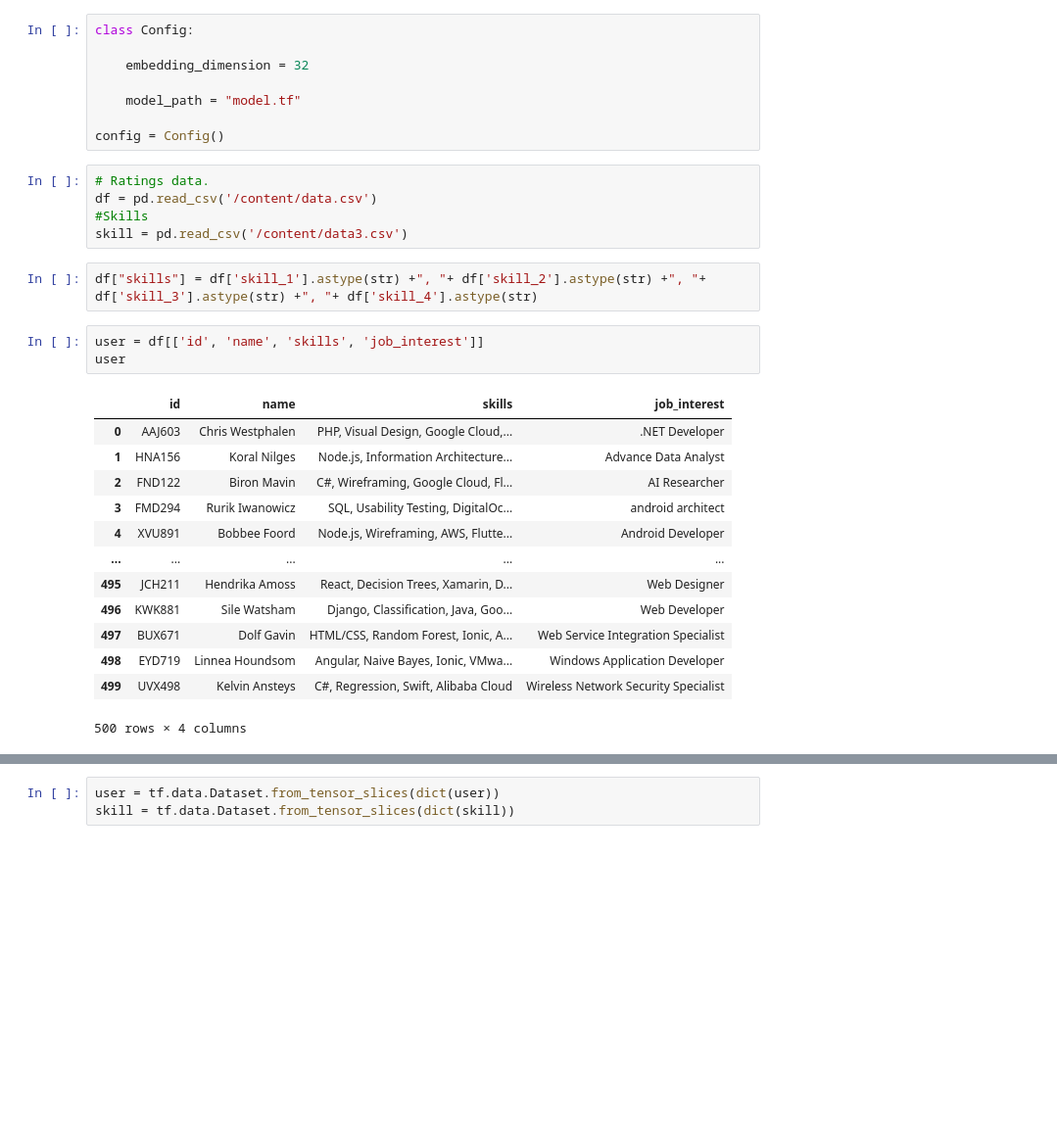
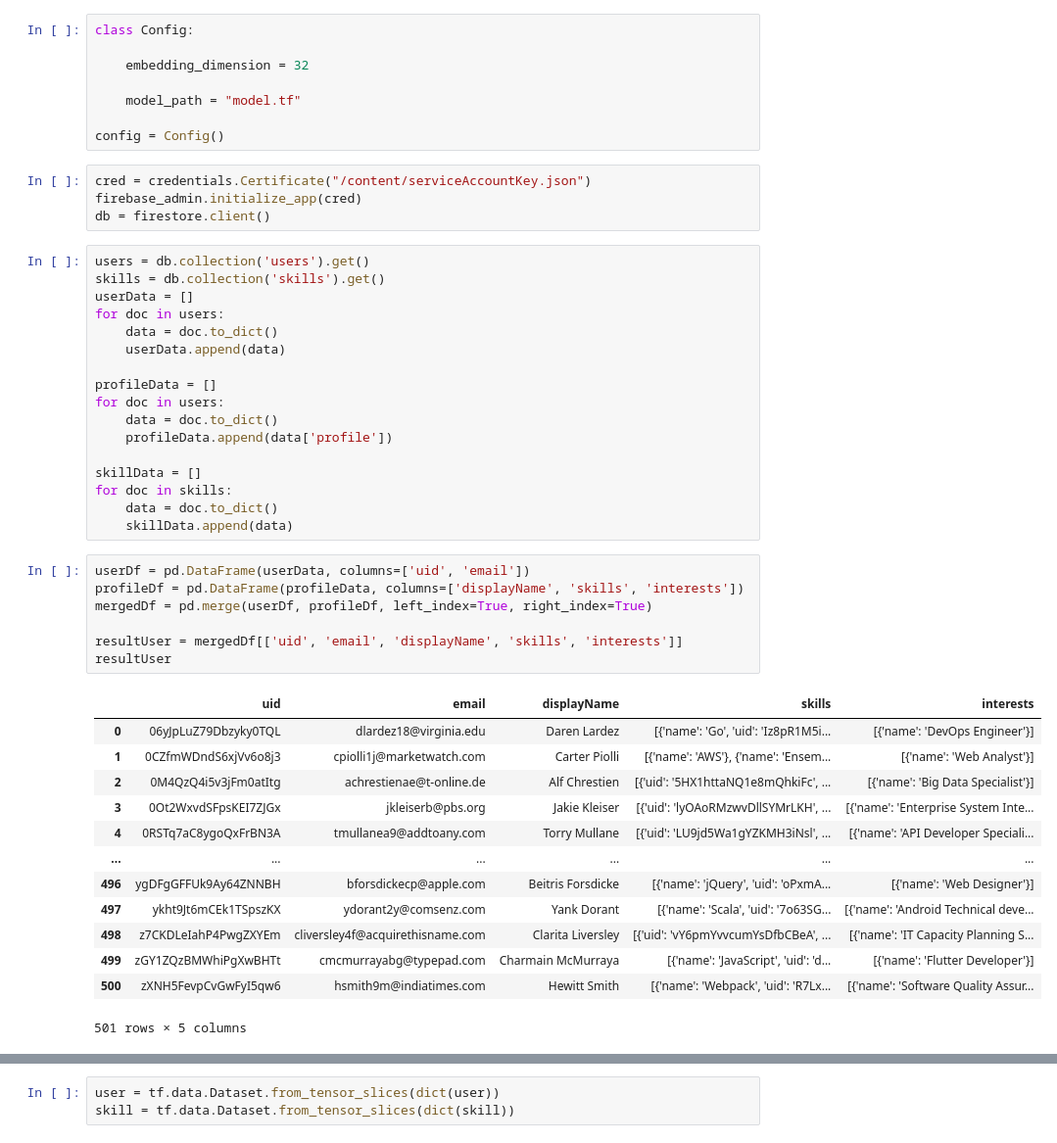
Before and after one commit to Collabolio/collabolio-model, a Jupyter notebook: Model_for_Skill.ipynb, the cells around one changed output, grey strips where cells are left out. Shown: that part at 98% size. Drawn from its saved outputs; the diff is of its cells as text; blank space fills up the shorter version.

Commit message:
new model for skill

```diff
--- a/Model_for_Skill.ipynb
+++ b/Model_for_Skill.ipynb
@@ -63,27 +66,45 @@ class Config:
     model_path = "model.tf"
 
 config = Config()
-# %%
-# Ratings data.
-df = pd.read_csv('/content/data.csv')
-#Skills
-skill = pd.read_csv('/content/data3.csv')
-# %%
-df["skills"] = df['skill_1'].astype(str) +", "+ df['skill_2'].astype(str) +", "+ df['skill_3'].astype(str) +", "+ df['skill_4'].astype(str)
-# %%
-user = df[['id', 'name', 'skills', 'job_interest']]
-user
-# %% [output]
-|  | id | name | skills | job_interest |
-| 0 | AAJ603 | Chris Westphalen | PHP, Visual Design, Google Cloud,... | .NET Developer |
-| 1 | HNA156 | Koral Nilges | Node.js, Information Architecture... | Advance Data Analyst |
-| 2 | FND122 | Biron Mavin | C#, Wireframing, Google Cloud, Fl... | AI Researcher |
-| 3 | FMD294 | Rurik Iwanowicz | SQL, Usability Testing, DigitalOc... | android architect |
-| 4 | XVU891 | Bobbee Foord | Node.js, Wireframing, AWS, Flutte... | Android Developer |
-| ... | ... | ... | ... | ... |
-| 495 | JCH211 | Hendrika Amoss | React, Decision Trees, Xamarin, D... | Web Designer |
-| 496 | KWK881 | Sile Watsham | Django, Classification, Java, Goo... | Web Developer |
-| 497 | BUX671 | Dolf Gavin | HTML/CSS, Random Forest, Ionic, A... | Web Service Integration Specialist |
-| 498 | EYD719 | Linnea Houndsom | Angular, Naive Bayes, Ionic, VMwa... | Windows Application Developer |
-| 499 | UVX498 | Kelvin Ansteys | C#, Regression, Swift, Alibaba Cloud | Wireless Network Security Specialist |
-500 rows × 4 columns
+# %%
+cred = credentials.Certificate("/content/serviceAccountKey.json")
+firebase_admin.initialize_app(cred)
+db = firestore.client()
+# %%
+users = db.collection('users').get()
+skills = db.collection('skills').get()
+userData = []
+for doc in users:
+    data = doc.to_dict()
+    userData.append(data)
+
+profileData = []
+for doc in users:
+    data = doc.to_dict()
+    profileData.append(data['profile'])
+
+skillData = []
+for doc in skills:
+    data = doc.to_dict()
+    skillData.append(data)
+# %%
+userDf = pd.DataFrame(userData, columns=['uid', 'email'])
+profileDf = pd.DataFrame(profileData, columns=['displayName', 'skills', 'interests'])
+mergedDf = pd.merge(userDf, profileDf, left_index=True, right_index=True)
+
+resultUser = mergedDf[['uid', 'email', 'displayName', 'skills', 'interests']]
+resultUser
+# %% [output]
+|  | uid | email | displayName | skills | interests |
+| 0 | 06yJpLuZ79Dbzyky0TQL | dlardez18@virginia.edu | Daren Lardez | [{'name': 'Go', 'uid': 'Iz8pR1M5i... | [{'name': 'DevOps Engineer'}] |
+| 1 | 0CZfmWDndS6xjVv6o8j3 | cpiolli1j@marketwatch.com | Carter Piolli | [{'name': 'AWS'}, {'name': 'Ensem... | [{'name': 'Web Analyst'}] |
+| 2 | 0M4QzQ4i5v3jFm0atItg | achrestienae@t-online.de | Alf Chrestien | [{'uid': '5HX1httaNQ1e8mQhkiFc', ... | [{'name': 'Big Data Specialist'}] |
+| 3 | 0Ot2WxvdSFpsKEI7ZJGx | jkleiserb@pbs.org | Jakie Kleiser | [{'uid': 'lyOAoRMzwvDllSYMrLKH', ... | [{'name': 'Enterprise System Inte... |
+| 4 | 0RSTq7aC8ygoQxFrBN3A | tmullanea9@addtoany.com | Torry Mullane | [{'uid': 'LU9jd5Wa1gYZKMH3iNsl', ... | [{'name': 'API Developer Speciali... |
+| ... | ... | ... | ... | ... | ... |
+| 496 | ygDFgGFFUk9Ay64ZNNBH | bforsdickecp@apple.com | Beitris Forsdicke | [{'name': 'jQuery', 'uid': 'oPxmA... | [{'name': 'Web Designer'}] |
+| 497 | ykht9Jt6mCEk1TSpszKX | ydorant2y@comsenz.com | Yank Dorant | [{'name': 'Scala', 'uid': '7o63SG... | [{'name': 'Android Technical deve... |
+| 498 | z7CKDLeIahP4PwgZXYEm | cliversley4f@acquirethisname.com | Clarita Liversley | [{'uid': 'vY6pmYvvcumYsDfbCBeA', ... | [{'name': 'IT Capacity Planning S... |
+| 499 | zGY1ZQzBMWhiPgXwBHTt | cmcmurrayabg@typepad.com | Charmain McMurraya | [{'name': 'JavaScript', 'uid': 'd... | [{'name': 'Flutter Developer'}] |
+| 500 | zXNH5FevpCvGwFyI5qw6 | hsmith9m@indiatimes.com | Hewitt Smith | [{'name': 'Webpack', 'uid': 'R7Lx... | [{'name': 'Software Quality Assur... |
+501 rows × 5 columns
```
Also changed, not shown: parts of 14 cells of this notebook, 3 other files.
